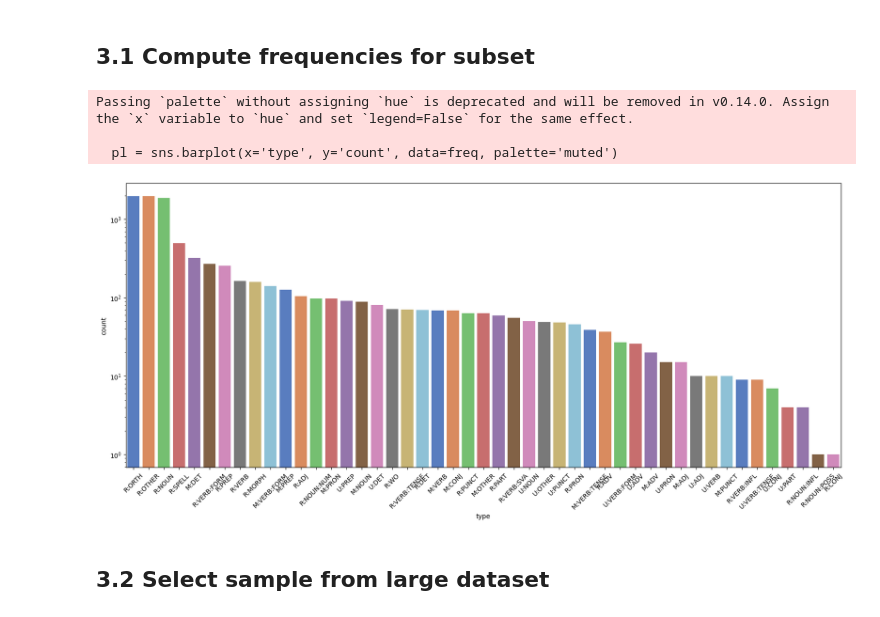
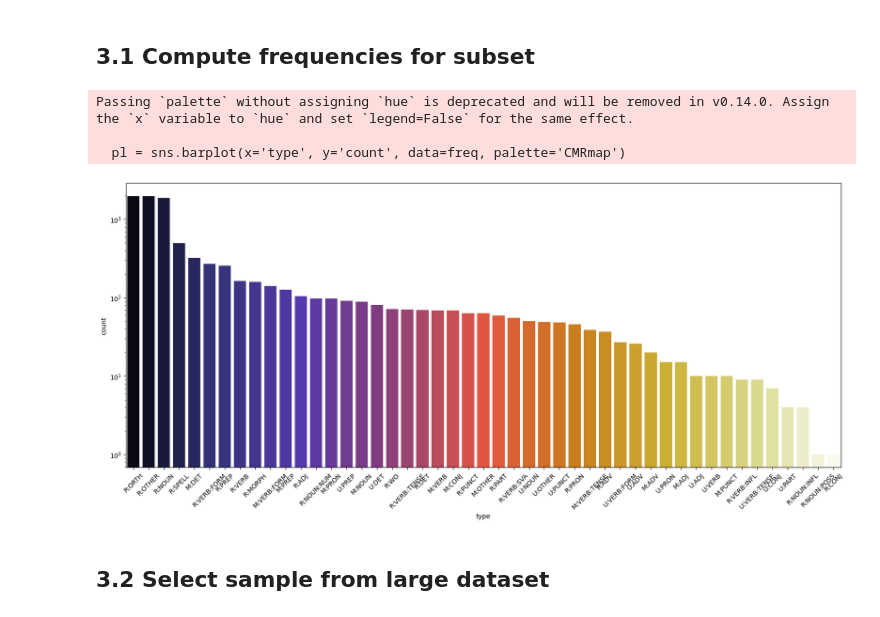
Before and after one commit to GyumCho/AIProject, a Jupyter notebook: 3_get-more-examples.ipynb, the cells around one changed output. Cells and saved outputs as stored; diff of their text form; code cells hidden in the pictures.

```diff
--- a/3_get-more-examples.ipynb
+++ b/3_get-more-examples.ipynb
@@ -32,16 +35,16 @@ freq.to_csv('./data/error_freq.csv')
 # %%
 # plot error count
 plt.figure(figsize=(20,8))
-pl = sns.barplot(x='type', y='count', data=freq, palette='muted')
+pl = sns.barplot(x='type', y='count', data=freq, palette='CMRmap')
 plt.xticks(rotation=45)
 
 pl.axes.set_yscale('log')
 plt.show()
 # %% [output]
 Passing `palette` without assigning `hue` is deprecated and will be removed in v0.14.0. Assign the `x` variable to `hue` and set `legend=False` for the same effect.
 
-  pl = sns.barplot(x='type', y='count', data=freq, palette='muted')
+  pl = sns.barplot(x='type', y='count', data=freq, palette='CMRmap')
-[figure, old version]
+[figure, new version]
 # %% [markdown]
 ## 3.2 Select sample from large dataset
 # %% [markdown]
```
Also changed, not shown: parts of 1 cell of this notebook, 1 other file.
